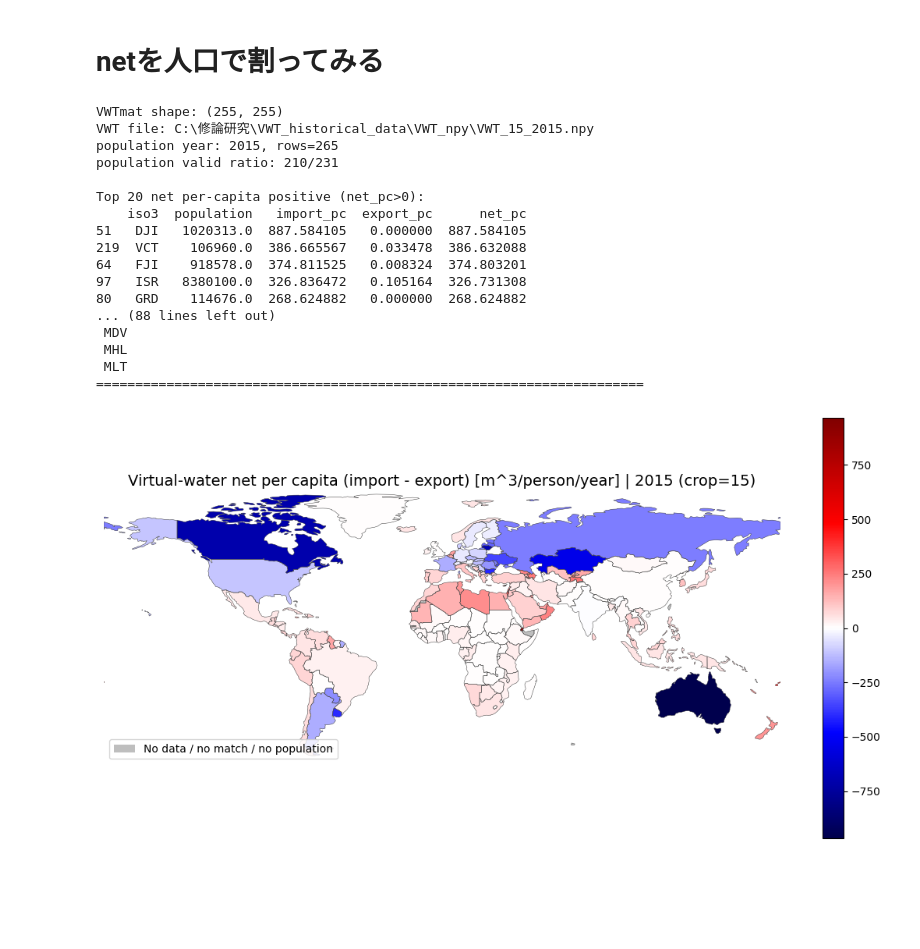
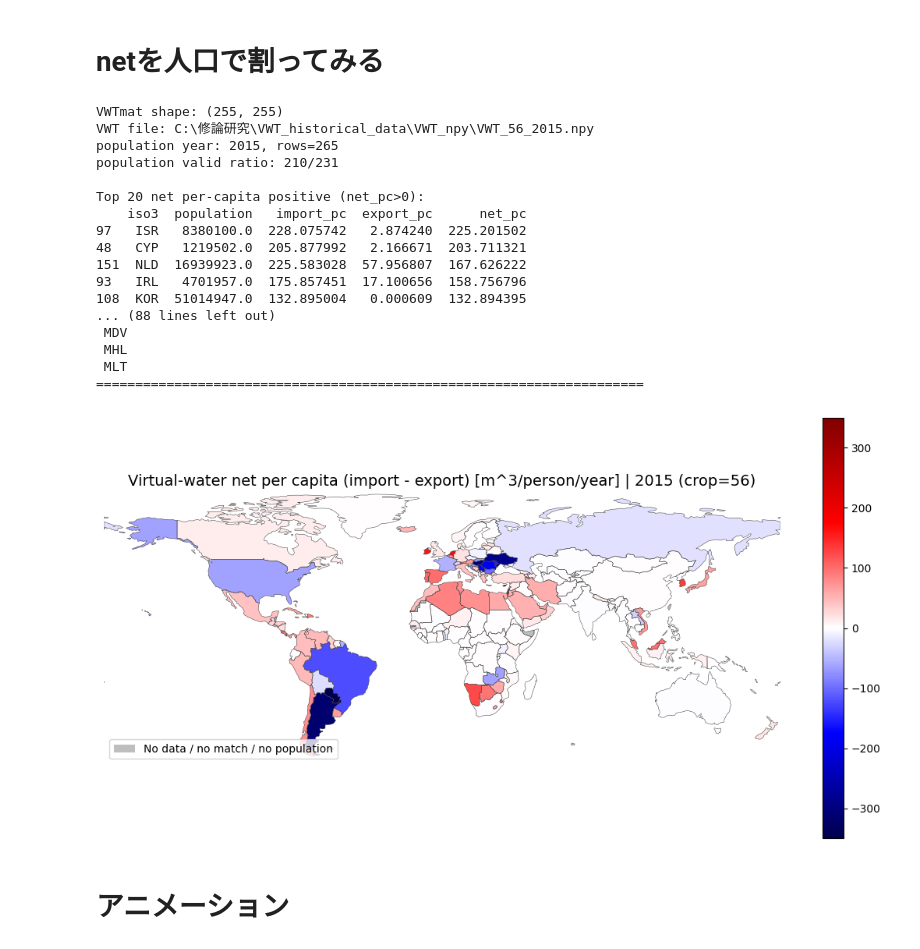
Before and after one commit to hgsl-general/2025_master_Tsuda, a Jupyter notebook: codes/percapita.ipynb, the cells around one changed output. Cells and saved outputs as stored; diff of their text form; code cells hidden in the pictures; blank space fills up the shorter version.

```diff
--- a/codes/percapita.ipynb
+++ b/codes/percapita.ipynb
@@ -379,38 +379,40 @@ rows = []
 with open(COUNTRY_POP_CSV, "r", encoding="utf-8") as f:
     reader = csv.DictReader(f)
     for row in reader:
         rows.append(row)
 
 country_population = pd.DataFrame(rows)
 
 df_net_pc, merged_map_pc = plot_vwt_net_import_export_map_debug_percapita(
     year=2015,
-    crop=15,
+    crop=56,
     country_list_xlsx=COUNTRY_LIST_XLSX,
     vwt_npy_template=VWT_NPY_TEMPLATE,
     ne_countries_shp=NE_COUNTRIES_SHP,
     population_df=country_population,
     pop_iso3_col="Country Code",
     pop_year_col="Year",
     pop_value_col="Value",
     debug_iso3="RUS",
 )
 # %% [output]
 VWTmat shape: (255, 255)
-VWT file: C:\修論研究\VWT_historical_data\VWT_npy\VWT_15_2015.npy
+VWT file: C:\修論研究\VWT_historical_data\VWT_npy\VWT_56_2015.npy
 population year: 2015, rows=265
 population valid ratio: 210/231
 
 Top 20 net per-capita positive (net_pc>0):
     iso3  population   import_pc  export_pc      net_pc
-51   DJI   1020313.0  887.584105   0.000000  887.584105
-219  VCT    106960.0  386.665567   0.033478  386.632088
-64   FJI    918578.0  374.811525   0.008324  374.803201
-97   ISR   8380100.0  326.836472   0.105164  326.731308
-80   GRD    114676.0  268.624882   0.000000  268.624882
+97   ISR   8380100.0  228.075742   2.874240  225.201502
+48   CYP   1219502.0  205.877992   2.166671  203.711321
+151  NLD  16939923.0  225.583028  57.956807  167.626222
+93   IRL   4701957.0  175.857451  17.100656  158.756796
+108  KOR  51014947.0  132.895004   0.000609  132.894395
 ... (88 lines left out)
  MDV
  MHL
  MLT
 ======================================================================
-[figure, old version]
+[figure, new version]
+# %% [markdown]
+# アニメーション
```
Also changed, not shown: parts of 5 cells of this notebook, 2 other files.
